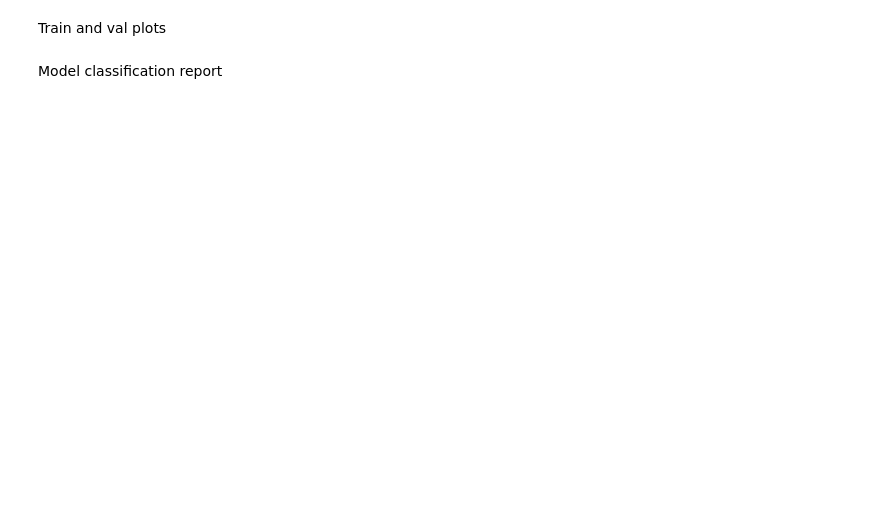
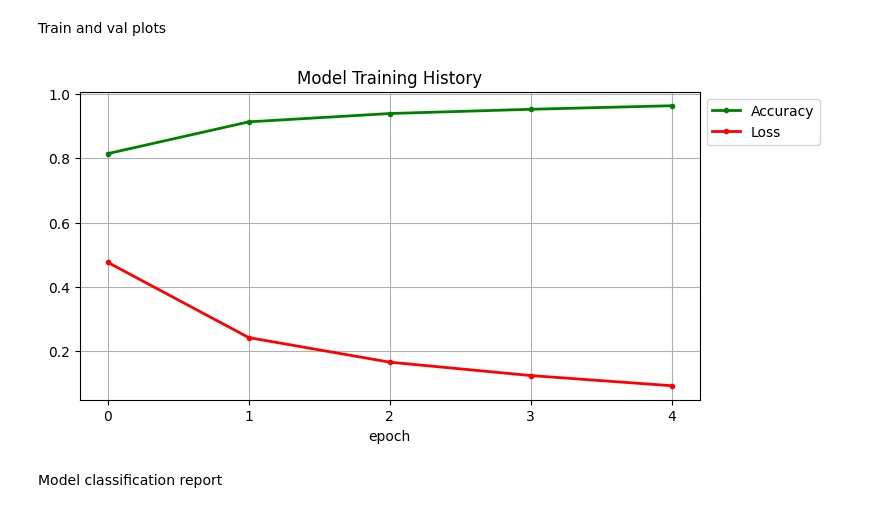
Before and after one commit to Tusharchauhan1302/Brain_Tumor_Detection, a Jupyter notebook: Brain.ipynb, the cells around one changed output. Cells and saved outputs as stored; diff of their text form; code cells hidden in the pictures; blank space fills up the shorter version.

```diff
--- a/Brain.ipynb
+++ b/Brain.ipynb
@@ -160,13 +168,15 @@ Train and val plots
 # %%
 plt.figure(figsize=(8,4))
 plt.grid(True)
 plt.plot(history.history['sparse_categorical_accuracy'], '.g-', linewidth = 2)
 plt.plot(history.history['loss'], '.r-', linewidth = 2)
-plt.tittle('Model Training History')
+plt.title('Model Training History')
 plt.xlabel('epoch')
 plt.xticks([x for x in range(epochs)])
 plt.legend(['Accuracy', 'Loss'], loc = 'upper left', bbox_to_anchor = (1,1))
 plt.show()
+# %% [output]
+[figure, added]
 # %% [markdown]
 Model classification report
 # %%
```
Also changed, not shown: parts of 11 cells of this notebook.
